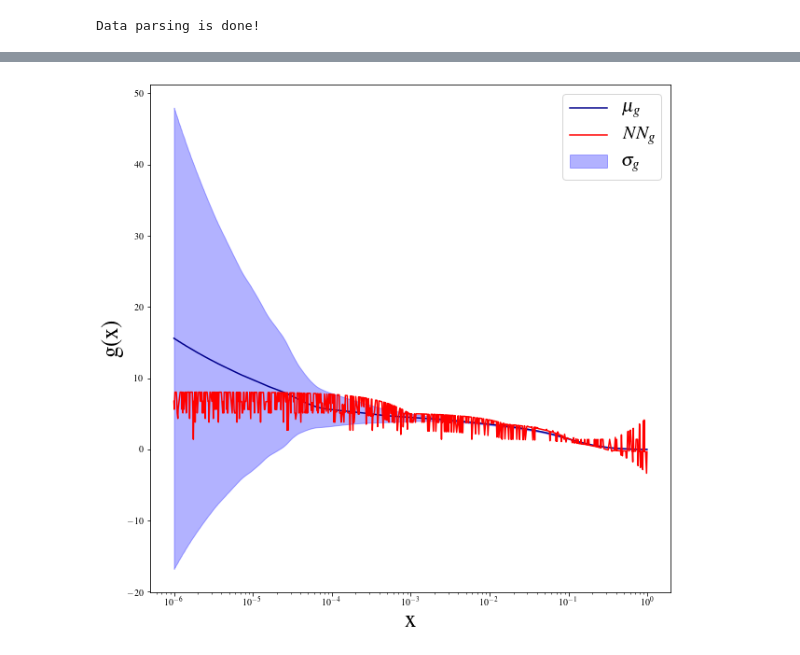
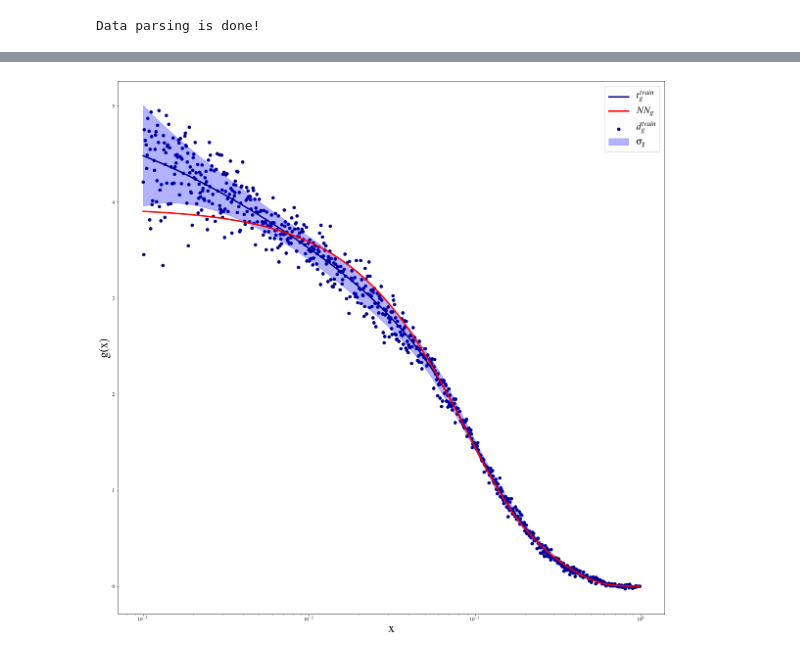
Before and after one commit to rabah-khalek/TF_tutorials, a Jupyter notebook: GluonRegression.ipynb, the cells around one changed output, grey strips where cells are left out. Cells and saved outputs as stored; diff of their text form; code cells hidden in the pictures.

```diff
--- a/GluonRegression.ipynb
+++ b/GluonRegression.ipynb
@@ -102,8 +162,7 @@ Let’s set the number of neurons in the hidden layer to 10 and randomly initial
 # %%
-n_hidden_1 = 5
-n_input =  1 #df_train["x"].shape[0]
-n_target =1 #df_train["gluon_cv"].shape[0]
-
+n_hidden_1 = 20
+n_input = 1
+n_target = 1
 
 weights = {
     'h1': tf.Variable(tf.random_normal([n_input, n_hidden_1])),
@@ -112,6 +171,4 @@ weights = {
 biases = {
     'b1': tf.Variable(tf.random_normal([n_hidden_1])),
     'out': tf.Variable(tf.random_normal([n_target]))
-}
-
-keep_prob = tf.placeholder("float")
+    }
@@ -187,18 +313,27 @@ Accuracy: 1.0
 # %%
 #predictions = np.array(predictions_values.eval(session=tf.Session()))
 
-plt.figure(figsize=(10,10))
+plt.figure(figsize=(20,20))
 ax = plt.subplot(111)
-ax.plot(df_train["x"],df_train["gluon_cv"],color='darkblue',label='$\mu_{g}$')
-ax.plot(df_train["x"],predictions_values,color='red',label='$NN_{g}$')
+ax.plot(df_train["x"],df_train["gluon_cv"],color='darkblue',label='$t_{g}^{train}$', lw=3)
+#ax.plot(df_test["x"],df_test["gluon_cv"],color='darkgreen',label='$t_{g}^{test}$',alpha=0.3)
+
+ax.scatter(df_train["x"],train_y, marker="o", color='darkblue',alpha=1.,label='$d_{g}^{train}$')
+#ax.scatter(df_test["x"],test_y,marker="o",  color = 'darkgreen',alpha=1.,label='$d_{g}^{test}$')
+
+#ax.errorbar(df_train["x"],train_y,yerr=train_sigma,color='darkblue',label='$d_{g}^{train}$',alpha=0.3)
+#ax.errorbar(df_test["x"],test_y,yerr=test_sigma,color='darkgreen',label='$d_{g}^{test}$',alpha=0.3)
+
+ax.plot(df_train["x"],predictions_values,color='red',label='$NN_{g}$', lw=3)
 ax.fill_between(df_train["x"],df_train["gluon_cv"]+df_train["gluon_sd"],
                 df_train["gluon_cv"]-df_train["gluon_sd"] ,color='blue',
                 alpha=0.3, label='$\sigma_{g}$')
+
 #df_train.plot(kind='line',x='x',y=['gluon_cv'], yerr='gluon_sd',color=['red'], ax=ax)
 ax.set_xscale('log')
 ax.set_ylabel(r'g(x)',fontsize=25)
 ax.set_xlabel(r'x',fontsize=25)
 ax.legend(loc='best',fontsize=20)
 plt.show()
 # %% [output]
-[figure, old version]
+[figure, new version]
```
Also changed, not shown: parts of 13 cells of this notebook, 5 other files.
